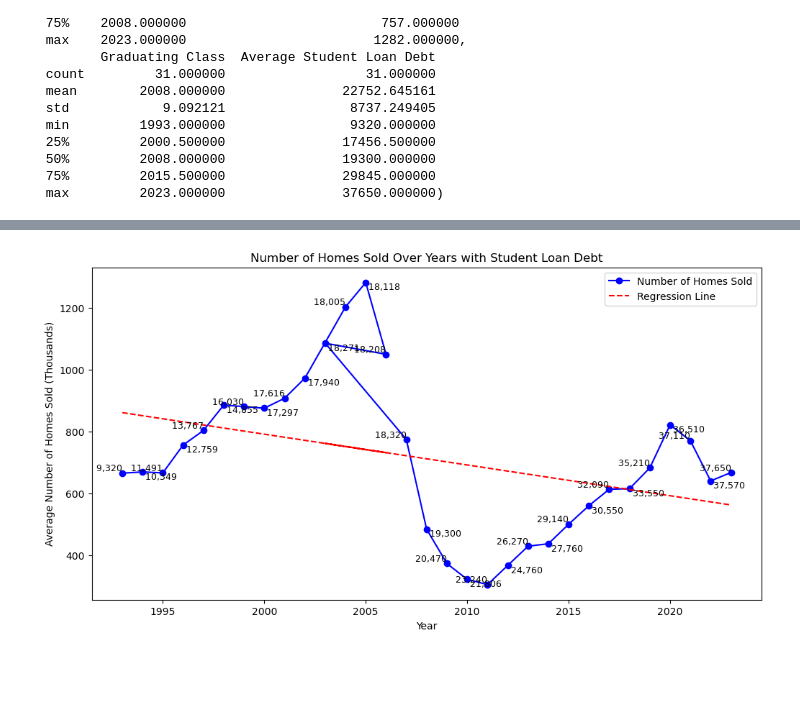
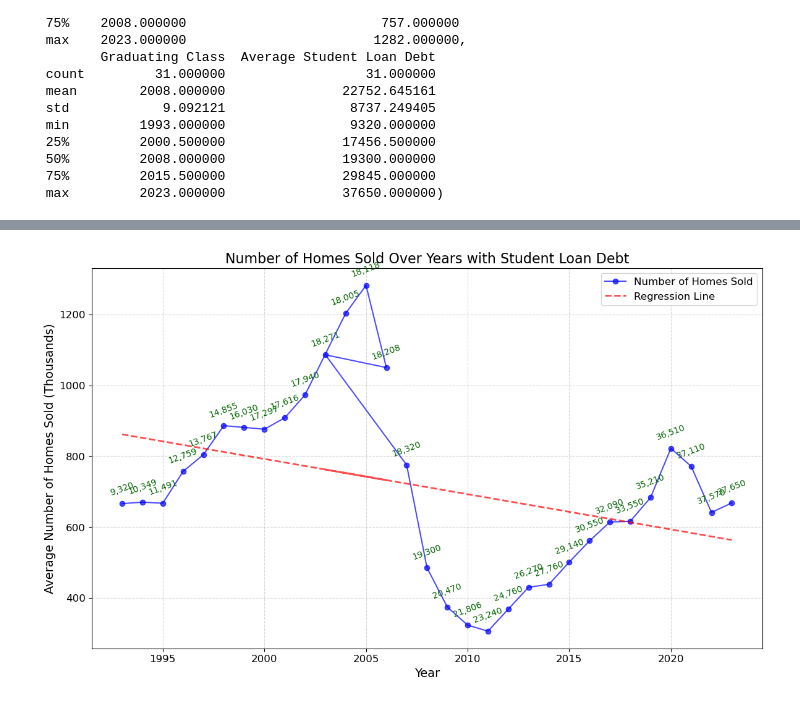
Before and after one commit to isfund/BootCampProject1, a Jupyter notebook: Project1File.ipynb, the cells around one changed output, grey strips where cells are left out. Drawn from its saved outputs; the diff is of its cells as text; code cells hidden in the pictures; blank space fills up the shorter version.

```diff
--- a/Project1File.ipynb
+++ b/Project1File.ipynb
@@ -177,29 +149,34 @@ plt.show()
 # %%
-# Plotting
-plt.figure(figsize=(12, 6))
-plt.plot(df_combined_filtered['Year'], df_combined_filtered['Average Total by Year (Thousands)'], marker='o', linestyle='-', color='blue', label='Number of Homes Sold')
+# Plot
+plt.figure(figsize=(14, 8))
+plt.plot(df_combined_filtered['Year'], df_combined_filtered['Average Total by Year (Thousands)'], marker='o', linestyle='-', color='blue', alpha=0.7, label='Number of Homes Sold')
 
 # Annotate each data point with the corresponding average student loan debt
 for i in range(df_combined_filtered.shape[0]):
-    plt.text(df_combined_filtered['Year'].iloc[i], df_combined_filtered['Average Total by Year (Thousands)'].iloc[i],
-             f" {df_combined_filtered['Average Student Loan Debt'].iloc[i]:,.0f}", fontsize=9,
-             ha='right' if i % 2 == 0 else 'left', va='bottom' if i % 2 == 0 else 'top')
+    plt.text(df_combined_filtered['Year'].iloc[i], df_combined_filtered['Average Total by Year (Thousands)'].iloc[i] + 19,
+             f"{df_combined_filtered['Average Student Loan Debt'].iloc[i]:,.0f}", fontsize=10,
+             ha='center', va='bottom', color='darkgreen', rotation = 20)
 
 # Calculate the regression line
 X = df_combined_filtered['Year']
 y = df_combined_filtered['Average Total by Year (Thousands)']
 coefficients = np.polyfit(X, y, 1)
 polynomial = np.poly1d(coefficients)
 regression_line = polynomial(X)
 
 # Plot the regression line
-plt.plot(X, regression_line, color='red', linestyle='--', label='Regression Line')
+plt.plot(X, regression_line, color='red', linestyle='--', linewidth=2, alpha=0.7, label='Regression Line')
+
+# Add grid
+plt.grid(True, linestyle='--', alpha=0.5)
 
 # Add titles and labels
-plt.title('Number of Homes Sold Over Years with Student Loan Debt')
-plt.xlabel('Year')
-plt.ylabel('Average Number of Homes Sold (Thousands)')
-plt.legend()
+plt.title('Number of Homes Sold Over Years with Student Loan Debt', fontsize=16)
+plt.xlabel('Year', fontsize=14)
+plt.ylabel('Average Number of Homes Sold (Thousands)', fontsize=14)
+plt.xticks(fontsize=12)
+plt.yticks(fontsize=12)
+plt.legend(fontsize=12)
 plt.show()
 # %% [output]
-[figure, old version]
+[figure, new version]
```
Also changed, not shown: parts of 1 cell of this notebook.
